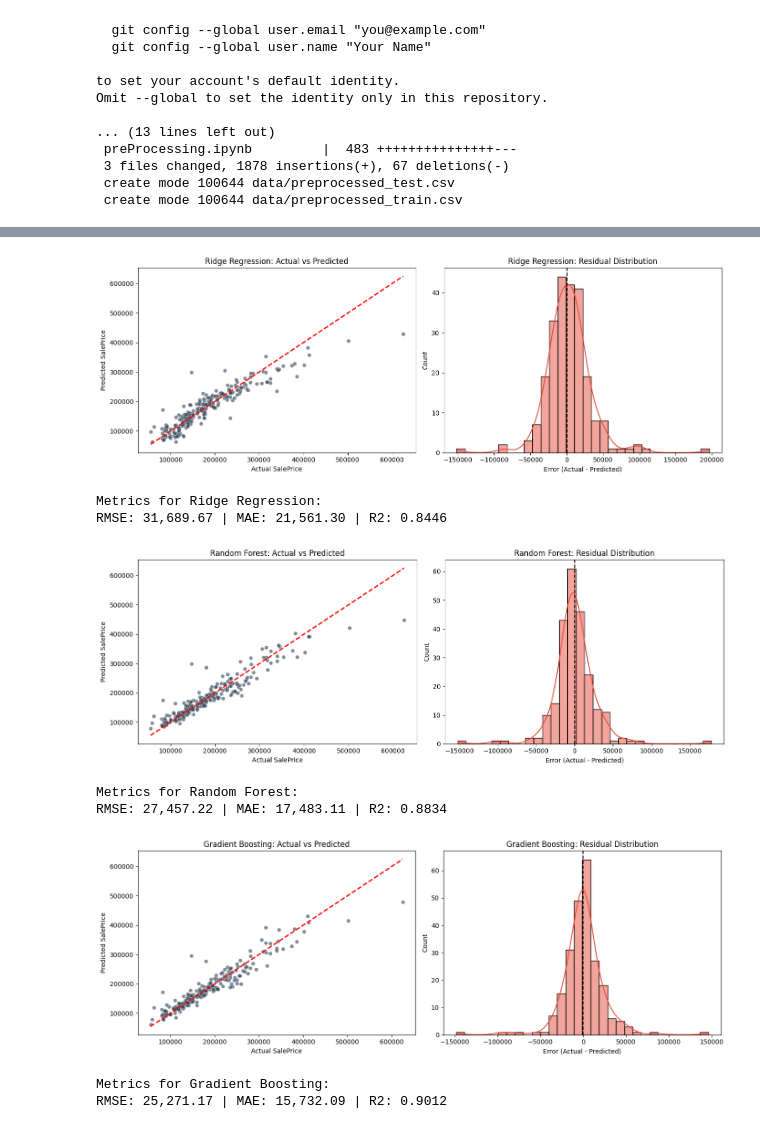
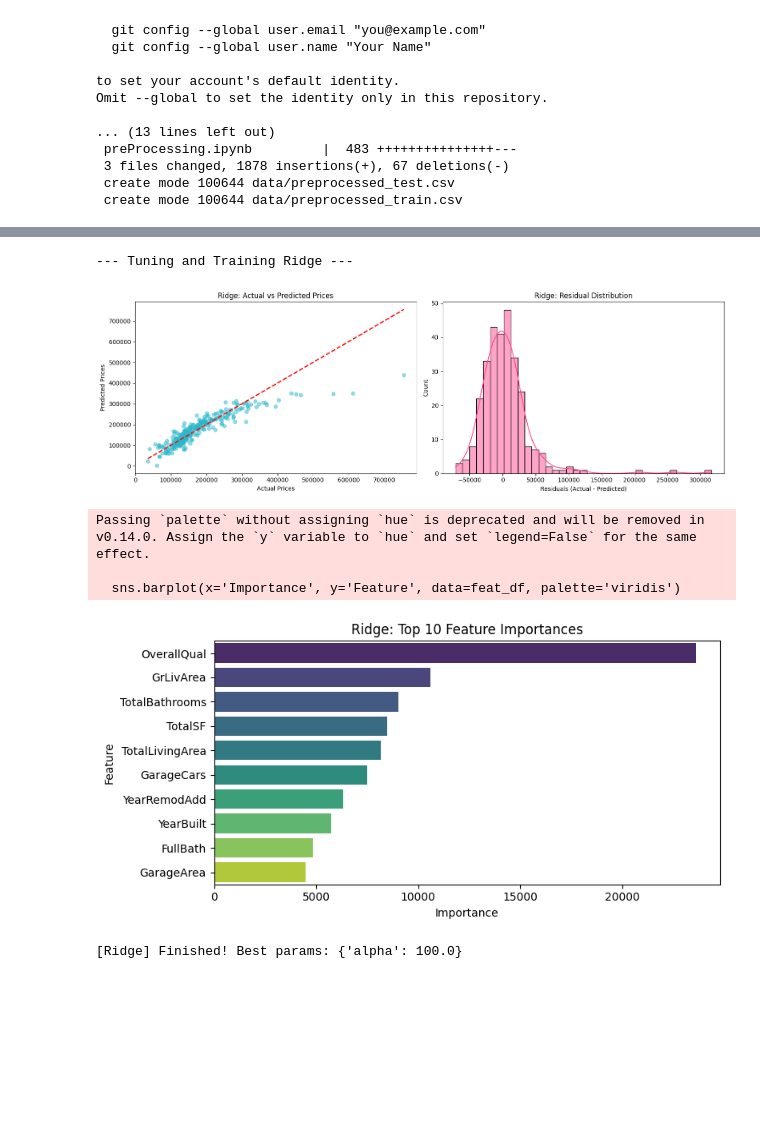
Before and after one commit to VenuriDampahalage/ames-housing-price-prediction, a Jupyter notebook: Model_Training.ipynb, the cells around one changed output, grey strips where cells are left out. Cells and saved outputs as stored; diff of their text form; code cells hidden in the pictures; blank space fills up the shorter version.

```diff
--- a/Model_Training.ipynb
+++ b/Model_Training.ipynb
@@ -315,0 +128,8 @@ Reduced feature count: 115
+# %%
+import pandas as pd
+
+# Load the split data
+X_train = pd.read_csv('data/X_train_preprocessed.csv')
+y_train = pd.read_csv('data/y_train.csv').squeeze()
+X_test = pd.read_csv('data/X_test_preprocessed.csv')
+y_test = pd.read_csv('data/y_test.csv').squeeze()
@@ -316,25 +201,15 @@ Reduced feature count: 115
 # %%
 from sklearn.linear_model import Ridge
 
-ridge_model = Ridge(alpha=10.0, random_state=42)
-evaluate_and_plot(ridge_model, "Ridge Regression")
+ridge_model = Ridge(random_state=42)
+ridge_grid = {'alpha': [0.1, 1.0, 10.0, 100.0, 500.0]}
+
+tune_evaluate_and_save("Ridge", ridge_model, ridge_grid, X_train, y_train, X_test, y_test)
 # %% [output]
+--- Tuning and Training Ridge ---
-[figure, old version]
+[figure, new version]
-Metrics for Ridge Regression:
-RMSE: 31,689.67 | MAE: 21,561.30 | R2: 0.8446
+Passing `palette` without assigning `hue` is deprecated and will be removed in v0.14.0. Assign the `y` variable to `hue` and set `legend=False` for the same effect.
+
+  sns.barplot(x='Importance', y='Feature', data=feat_df, palette='viridis')
+[figure, added]
+[Ridge] Finished! Best params: {'alpha': 100.0}
-# %%
-rf_model = RandomForestRegressor(n_estimators=200, random_state=42, n_jobs=-1)
-evaluate_and_plot(rf_model, "Random Forest")
-# %% [output]
-[figure, removed]
-Metrics for Random Forest:
-RMSE: 27,457.22 | MAE: 17,483.11 | R2: 0.8834
-# %%
-from sklearn.ensemble import GradientBoostingRegressor
-
-gb_model = GradientBoostingRegressor(n_estimators=200, learning_rate=0.05, random_state=42)
-evaluate_and_plot(gb_model, "Gradient Boosting")
-# %% [output]
-[figure, removed]
-Metrics for Gradient Boosting:
-RMSE: 25,271.17 | MAE: 15,732.09 | R2: 0.9012
```
Also changed, not shown: parts of 20 cells of this notebook.
